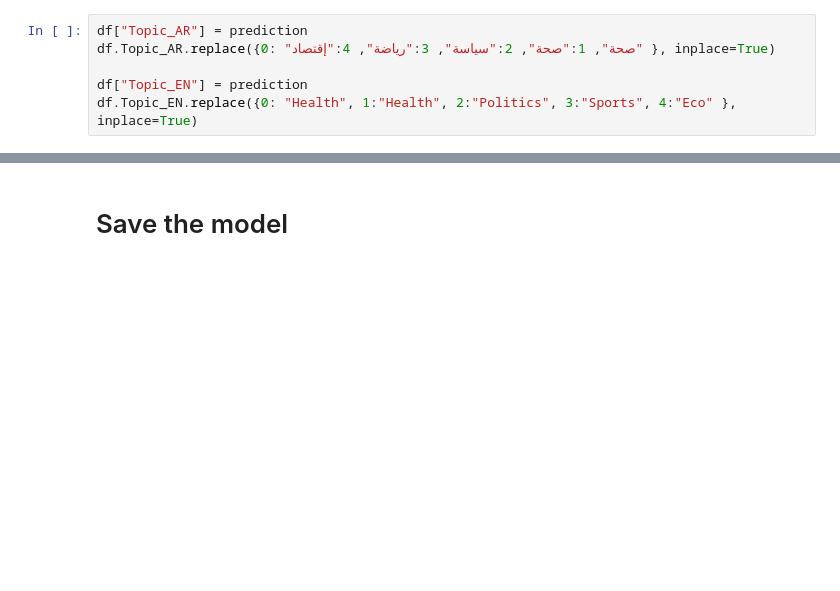
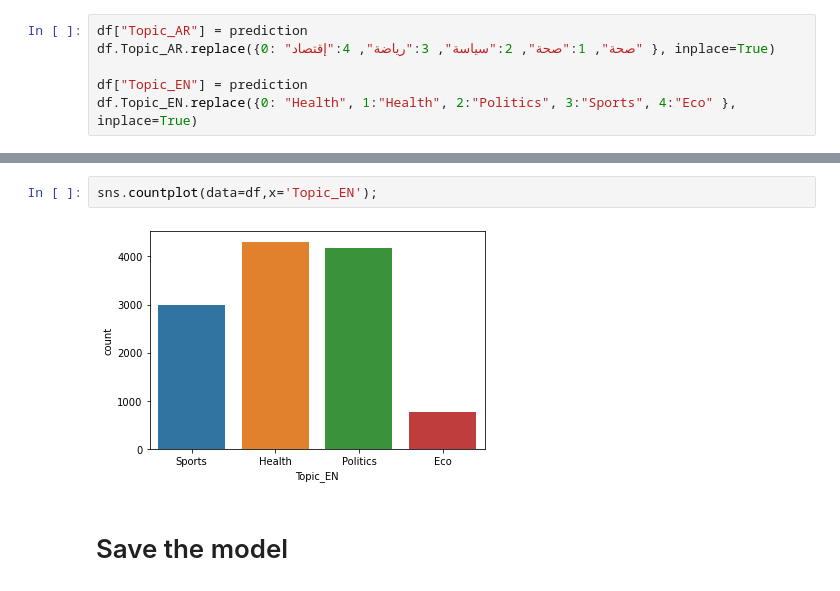
Before and after one commit to MaMuhanna/Arabic_NLP_Unsupervised_Topic_modeling, a Jupyter notebook: Arabic newspaper topic modeling.ipynb, the cells around one changed output, grey strips where cells are left out. Saved outputs shown, nothing was run; the diff lists cells and outputs as text; blank space fills up the shorter version.

```diff
--- a/Arabic newspaper topic modeling.ipynb
+++ b/Arabic newspaper topic modeling.ipynb
@@ -189,6 +190,10 @@ df.head(30)
 | 27 | محليات الخارجية الصينية اتزان سيا... | أشاد مسؤول صيني اليوم الأربعاء با... | محليات الخارجية الصينية اتزان سيا... | سياسة | Politics |
 | 28 | توقعات سعر الريبل هل يرتفع سعر ال... | هناك شيئان يجتمعان حاليا في سعر ا... | توقعات سعر الريبل هل يرتفع سعر ال... | سياسة | Politics |
 | 29 | مشروب سحري تقارير طبية تكشف دور ا... | منذ أن حلّ فيروس كورونا المستجد ع... | مشروب سحري تقارير طبية تكشف دور ا... | صحة | Health |
+# %%
+sns.countplot(data=df,x='Topic_EN');
+# %% [output]
+[figure, added]
 # %% [markdown]
 # Save the model
 # %%
```
Also changed, not shown: parts of 23 cells of this notebook, 1 other file.
